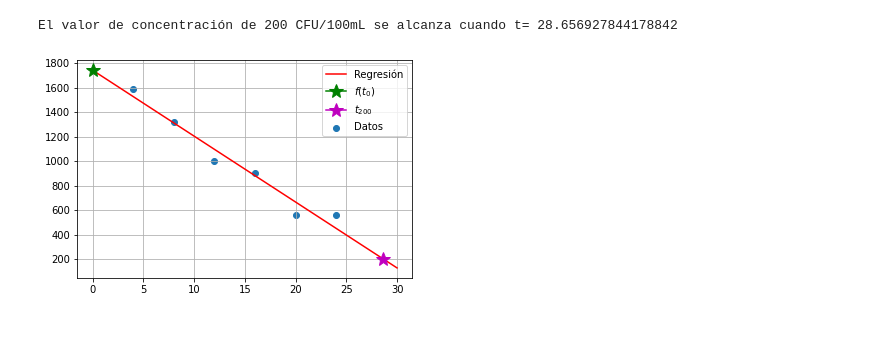
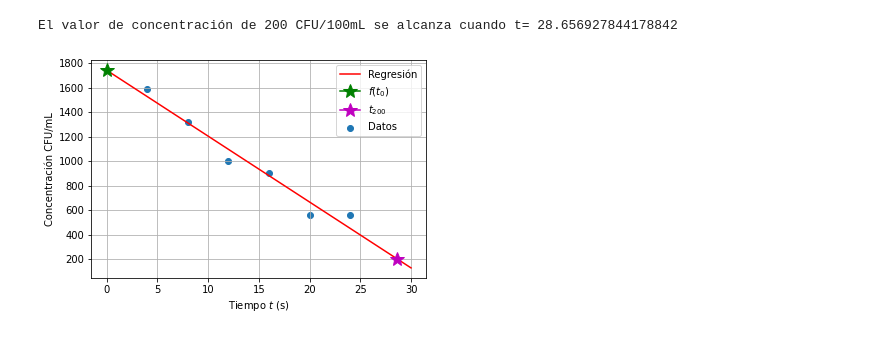
Before and after one commit to roilhi/PyStatistics, a Jupyter notebook: Mimimos_Cuadrados.ipynb, the cells around one changed output. Cells and saved outputs as stored; diff of their text form; code cells hidden in the pictures.

```diff
--- a/Mimimos_Cuadrados.ipynb
+++ b/Mimimos_Cuadrados.ipynb
@@ -306,15 +306,17 @@ El valor de concentración de 200 CFU/100mL se alcanza cuando t= 28.656927844178
 # %%
 x = np.linspace(0,30,num=100)
 y = a0+a1*x
 t0 = a0
 t200 = (200-a0)/a1
 plt.figure()
 plt.plot(x,y,'r-',label='Regresión')
 plt.scatter(np.array(t),np.array(c),label='Datos')
 plt.plot(0,t0,'g',marker='*',markersize=15,label='$f(t_0$)')
 plt.plot(t200,200,'m',marker='*',markersize=15,label='$t_{200}$')
 plt.legend()
+plt.xlabel('Tiempo $t$ (s)')
+plt.ylabel('Concentración CFU/mL')
 plt.grid()
 plt.show()
 # %% [output]
-[figure, old version]
+[figure, new version]
```
